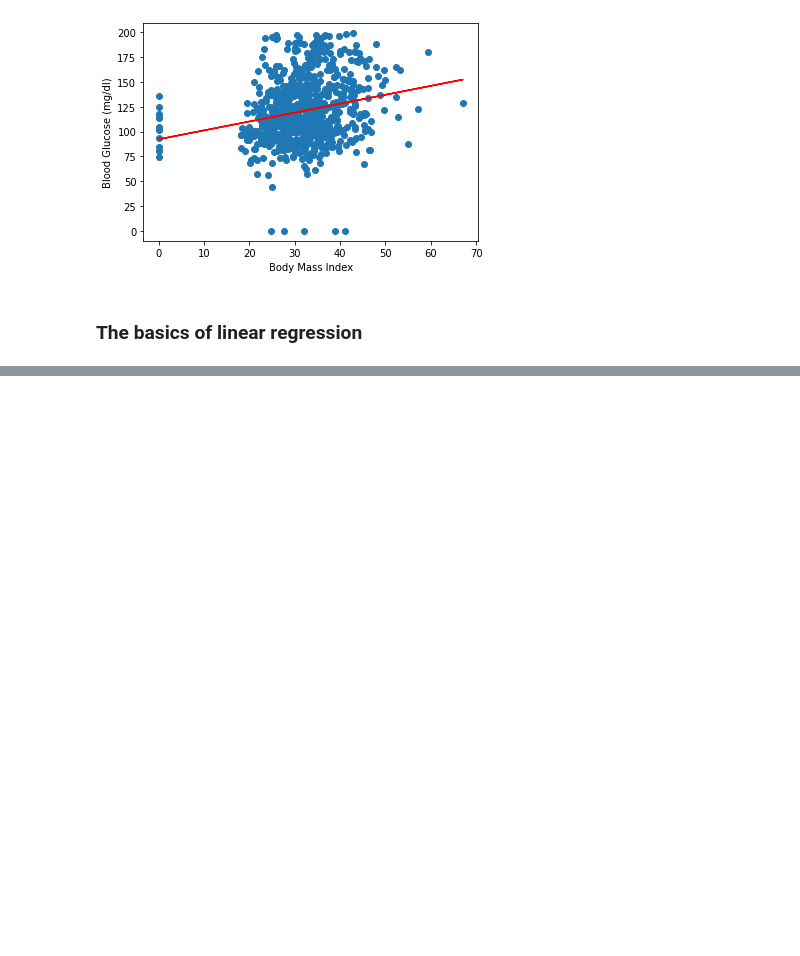
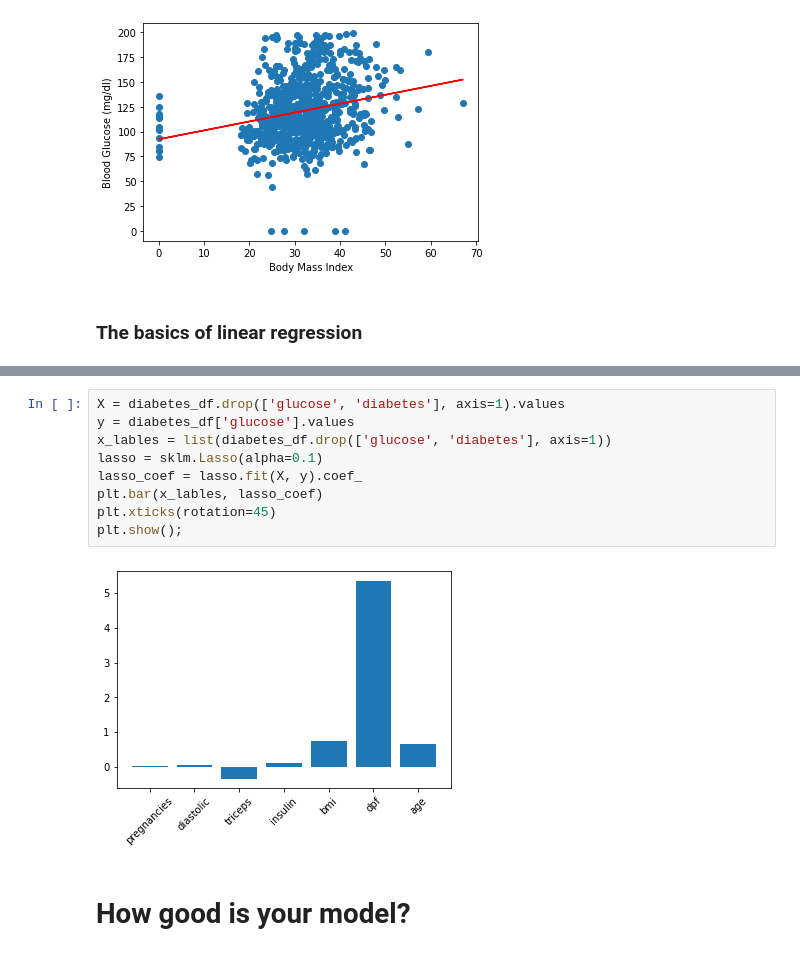
Before and after one commit to AnshuBantra/Python, a Jupyter notebook: Associate Data Scientist in Python/031 Supervised Learning with scikit-learn/supervised_learning.ipynb, the cells around one changed output, grey strips where cells are left out. Saved outputs shown, nothing was run; the diff lists cells and outputs as text; blank space fills up the shorter version.

```diff
--- a/Associate Data Scientist in Python/031 Supervised Learning with scikit-learn/supervised_learning.ipynb
+++ b/Associate Data Scientist in Python/031 Supervised Learning with scikit-learn/supervised_learning.ipynb
@@ -177,0 +283,13 @@ NameError: name 'X' is not defined
+# %%
+X = diabetes_df.drop(['glucose', 'diabetes'], axis=1).values
+y = diabetes_df['glucose'].values
+x_lables = list(diabetes_df.drop(['glucose', 'diabetes'], axis=1))
+lasso = sklm.Lasso(alpha=0.1)
+lasso_coef = lasso.fit(X, y).coef_
+plt.bar(x_lables, lasso_coef)
+plt.xticks(rotation=45)
+plt.show();
+# %% [output]
+[figure, added]
+# %% [markdown]
+# How good is your model?
```
Also changed, not shown: parts of 15 cells of this notebook, 1 other file.
